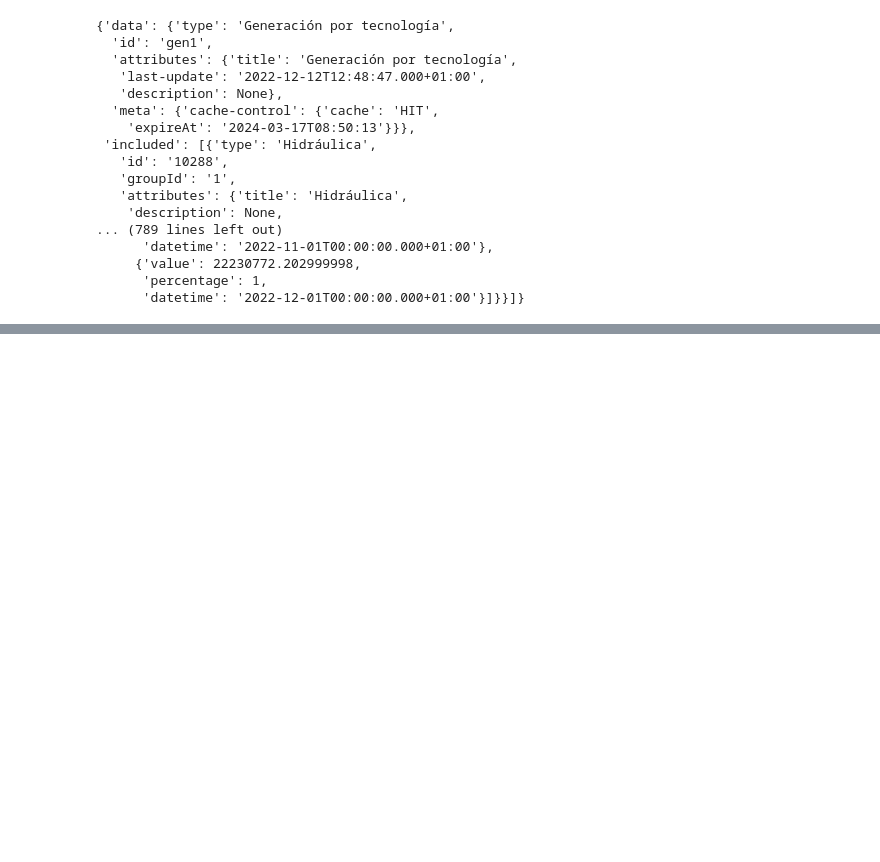
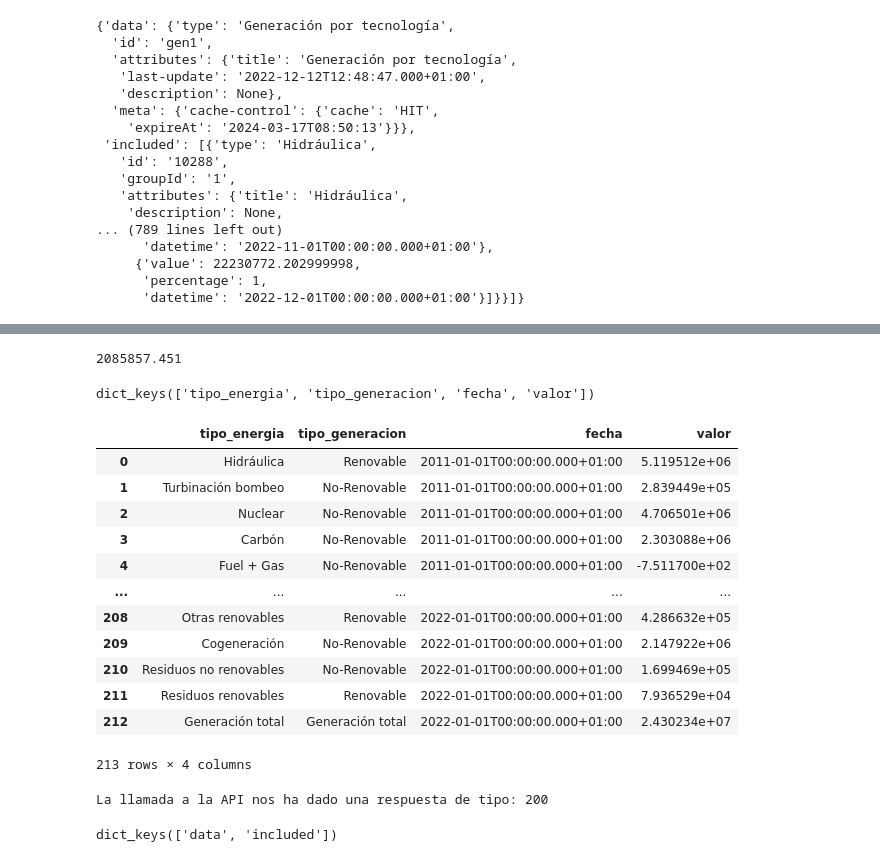
Before and after one commit to raquelmartinrodriguez/promoG-modulo2-sprint1-pairprogramming-Maria_Crespo_Raquel_Martin, a Jupyter notebook: N2_API.ipynb, the cells around one changed output, grey strips where cells are left out. Drawn from its saved outputs; the diff is of its cells as text; code cells hidden in the pictures; blank space fills up the shorter version.

```diff
--- a/N2_API.ipynb
+++ b/N2_API.ipynb
@@ -101,11 +105,6 @@ datos_energia['included']
     {'value': 22230772.202999998,
      'percentage': 1,
      'datetime': '2022-12-01T00:00:00.000+01:00'}]}}]
-# %%
-for pag in range(1,9):
-    url = f"https://www.balldontlie.io/api/v1/players?page={pag}"
-    jugadores = requests.get(url)
-    res_jugadores = jugadores.json()
 # %%
 for anyo in range(2011,2023):
 
@@ -140,0 +189,4 @@ energia_json
+# %%
+energia_json['included'][0]['attributes']['values'][0]['value']
+# %% [output]
+2085857.451
@@ -140,0 +198,49 @@ energia_json
+# %%
+for anyo in range(2011,2023):
+
+    url = f'https://apidatos.ree.es/es/datos/generacion/estructura-generacion?start_date={anyo}-01-01T00:00&end_date={anyo}-12-31T23:59&time_trunc=month'
+
+    energia = requests.get(url)
+
+    energia_json = energia.json()
+# %%
+energy = {"tipo_energia":[],"tipo_generacion":[],"fecha": [], "valor":[]}
+
+for anyo in range(2011,2023):
+
+    url = f'https://apidatos.ree.es/es/datos/generacion/estructura-generacion?start_date={anyo}-01-01T00:00&end_date={anyo}-12-31T23:59&time_trunc=month'
+
+    energia = requests.get(url)
+
+    energia_json = energia.json()
+
+    for info in energia_json['included']:
+        tipo_energia = info["type"]
+        tipo_generacion = info['attributes']['type']
+        fecha = info['attributes']['values'][0]['datetime']
+        valor = info['attributes']['values'][0]['value']
+
+        energy["tipo_energia"].append(tipo_energia)
+        energy["tipo_generacion"].append(tipo_generacion)
+        energy['fecha'].append(fecha)
+        energy['valor'].append(valor)
+# %%
+energy.keys()
+# %% [output]
+dict_keys(['tipo_energia', 'tipo_generacion', 'fecha', 'valor'])
+# %%
+pd.DataFrame(energy)
+# %% [output]
+|  | tipo_energia | tipo_generacion | fecha | valor |
+| 0 | Hidráulica | Renovable | 2011-01-01T00:00:00.000+01:00 | 5.119512e+06 |
+| 1 | Turbinación bombeo | No-Renovable | 2011-01-01T00:00:00.000+01:00 | 2.839449e+05 |
+| 2 | Nuclear | No-Renovable | 2011-01-01T00:00:00.000+01:00 | 4.706501e+06 |
+| 3 | Carbón | No-Renovable | 2011-01-01T00:00:00.000+01:00 | 2.303088e+06 |
+| 4 | Fuel + Gas | No-Renovable | 2011-01-01T00:00:00.000+01:00 | -7.511700e+02 |
+| ... | ... | ... | ... | ... |
+| 208 | Otras renovables | Renovable | 2022-01-01T00:00:00.000+01:00 | 4.286632e+05 |
+| 209 | Cogeneración | No-Renovable | 2022-01-01T00:00:00.000+01:00 | 2.147922e+06 |
+| 210 | Residuos no renovables | No-Renovable | 2022-01-01T00:00:00.000+01:00 | 1.699469e+05 |
+| 211 | Residuos renovables | Renovable | 2022-01-01T00:00:00.000+01:00 | 7.936529e+04 |
+| 212 | Generación total | Generación total | 2022-01-01T00:00:00.000+01:00 | 2.430234e+07 |
+213 rows × 4 columns
@@ -140,0 +271,8 @@ energia_json
+# %%
+datos_ccaa = llamar_api(url_ccaa)
+# %% [output]
+La llamada a la API nos ha dado una respuesta de tipo: 200
+# %%
+datos_ccaa.keys()
+# %% [output]
+dict_keys(['data', 'included'])
```
Also changed, not shown: parts of 17 cells of this notebook, 2 other files.
